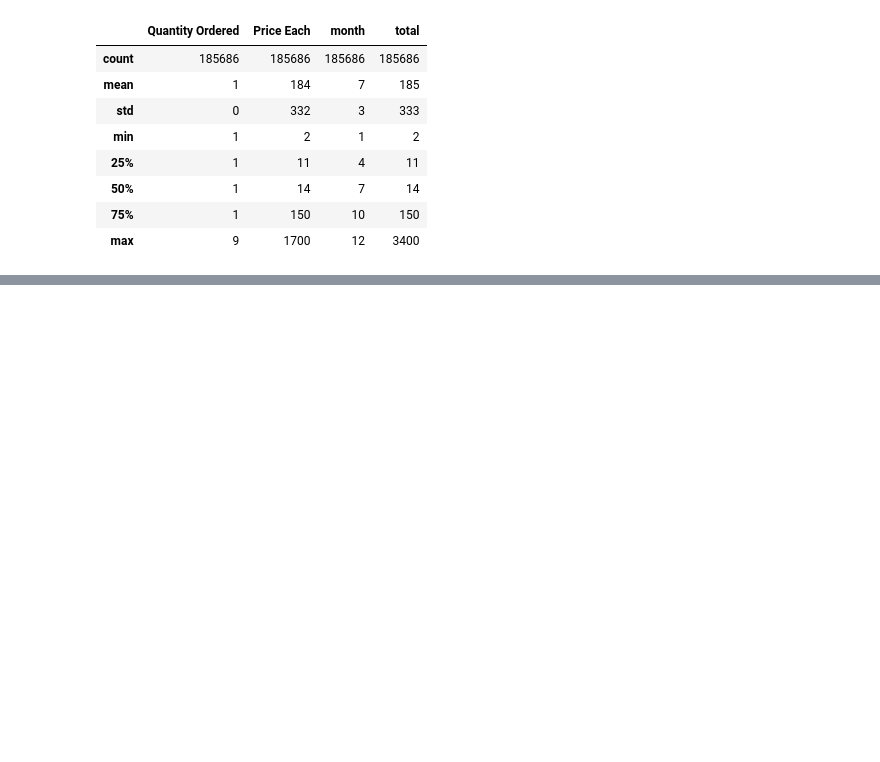
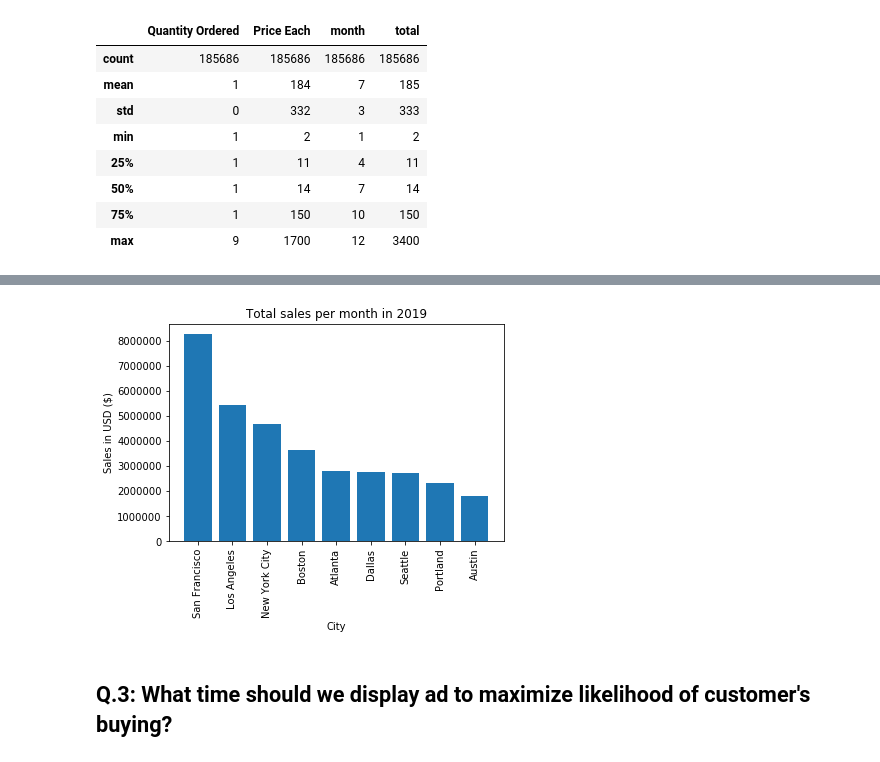
Before and after one commit to IsaBernard/Pandas-Data-Science-Tasks, a Jupyter notebook: IB_DS_tasks.ipynb, the cells around one changed output, grey strips where cells are left out. Cells and saved outputs as stored; diff of their text form; code cells hidden in the pictures; blank space fills up the shorter version.

```diff
--- a/IB_DS_tasks.ipynb
+++ b/IB_DS_tasks.ipynb
@@ -175,0 +194,4 @@ all_data[all_data['total'] > 2000]
+# %%
+# add city column
+all_data['city'] = all_data['Purchase Address'].str.split(",").str[1].str.strip()
+all_data.head()
@@ -175,0 +205,4 @@ all_data[all_data['total'] > 2000]
+# %%
+# try to add state column
+all_data['state'] = all_data['Purchase Address'].str.split(",").str[2].str.strip().str.split(" ").str[0].str.strip()
+all_data.sample(5)
@@ -175,0 +216,14 @@ all_data[all_data['total'] > 2000]
+# %%
+per_city = all_data[['total', 'Quantity Ordered', 'city']].groupby('city').sum().sort_values(by='total', ascending=False)
+# %%
+plt.bar(per_city.index, per_city['total'])
+
+plt.xticks(per_city.index, rotation=90)
+plt.title('Total sales per month in 2019')
+plt.ylabel('Sales in USD ($)')
+plt.xlabel('City')
+plt.show()
+# %% [output]
+[figure, added]
+# %% [markdown]
+## Q.3: What time should we display ad to maximize likelihood of customer's buying?
```
Also changed, not shown: parts of 47 cells of this notebook.
